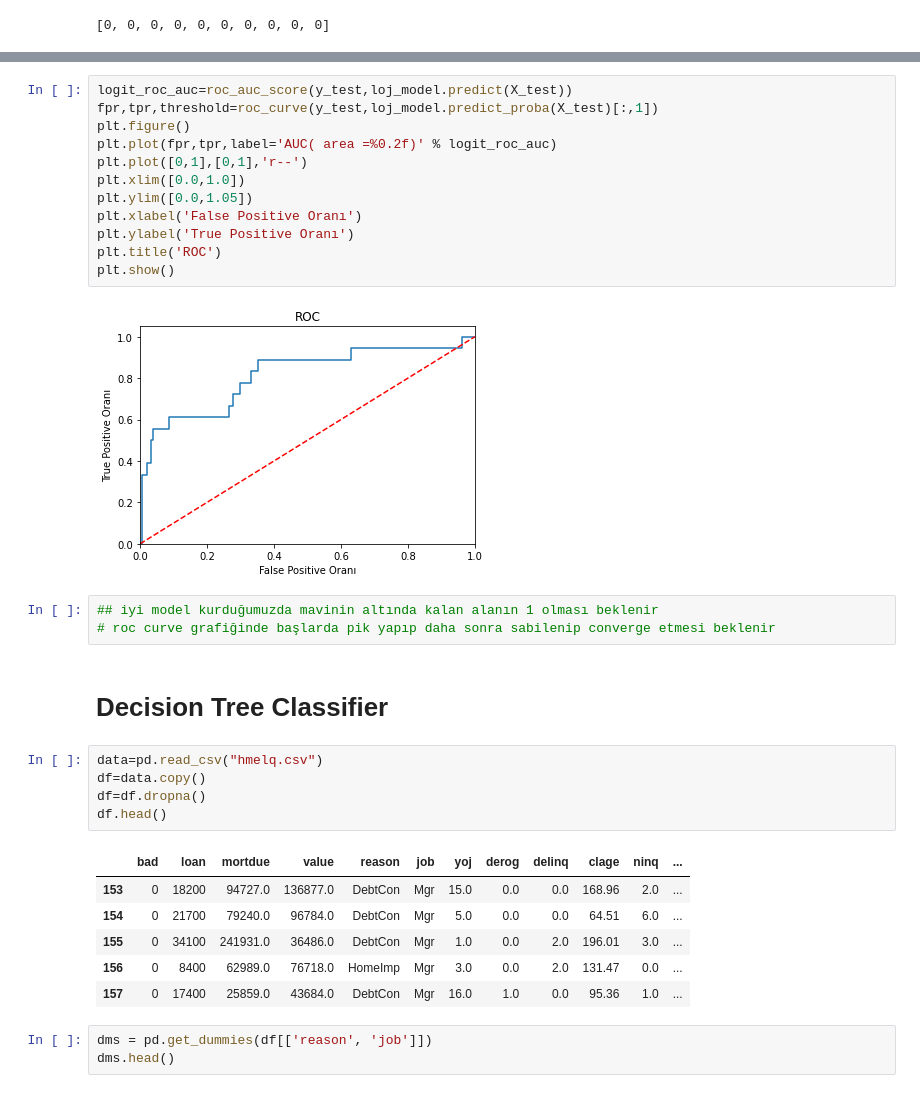
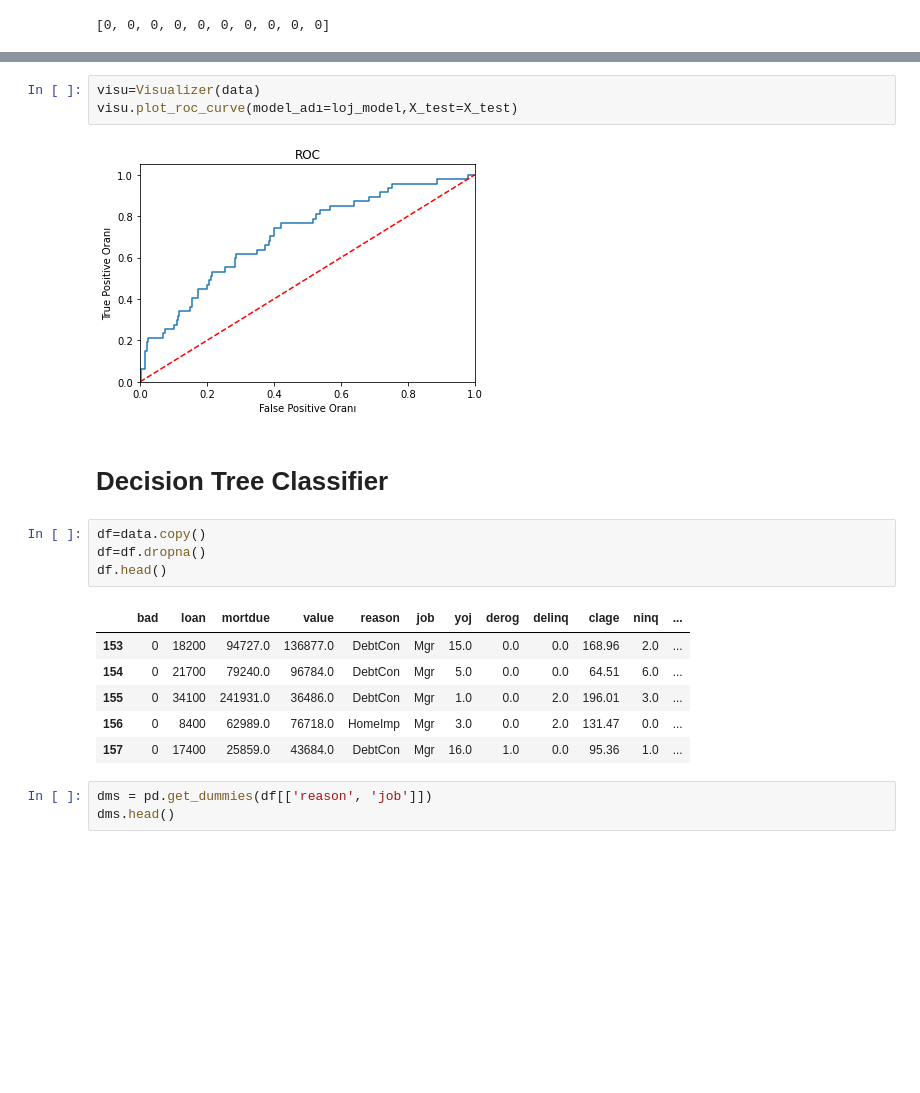
Before and after one commit to Kodluyoruz-Ankara-Veri-Bilimi/Assignment_Ayse_ILKAY, a Jupyter notebook: bank_dataset_hmelq.ipynb, the cells around one changed output, grey strips where cells are left out. Cells and saved outputs as stored; diff of their text form; blank space fills up the shorter version.

```diff
--- a/bank_dataset_hmelq.ipynb
+++ b/bank_dataset_hmelq.ipynb
@@ -661,24 +891,11 @@ logit_roc_auc
-# %%
-logit_roc_auc=roc_auc_score(y_test,loj_model.predict(X_test))
-fpr,tpr,threshold=roc_curve(y_test,loj_model.predict_proba(X_test)[:,1])
-plt.figure()
-plt.plot(fpr,tpr,label='AUC( area =%0.2f)' % logit_roc_auc)
-plt.plot([0,1],[0,1],'r--')
-plt.xlim([0.0,1.0])
-plt.ylim([0.0,1.05])
-plt.xlabel('False Positive Oranı')
-plt.ylabel('True Positive Oranı')
-plt.title('ROC')
-plt.show()
-# %% [output]
-[figure, removed]
-# %%
-## iyi model kurduğumuzda mavinin altında kalan alanın 1 olması beklenir
-# roc curve grafiğinde başlarda pik yapıp daha sonra sabilenip converge etmesi beklenir
+# %%
+visu=Visualizer(data)
+visu.plot_roc_curve(model_adı=loj_model,X_test=X_test)
+# %% [output]
+[figure, added]
 # %% [markdown]
 # Decision Tree Classifier
 # %%
-data=pd.read_csv("hmelq.csv")
 df=data.copy()
 df=df.dropna()
 df.head()
```
Also changed, not shown: parts of 349 cells of this notebook, 1 other file.
